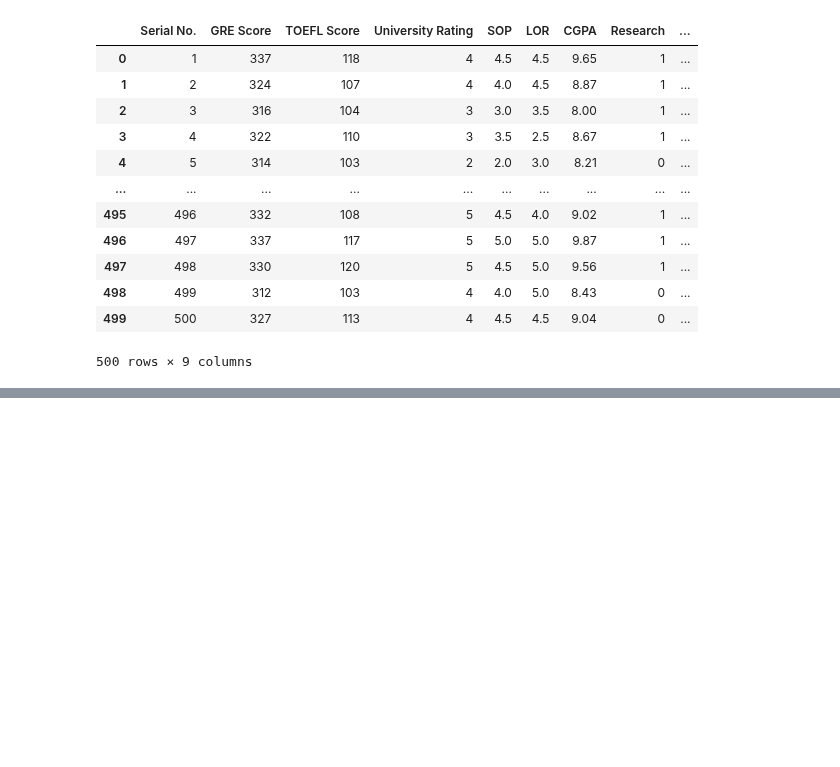
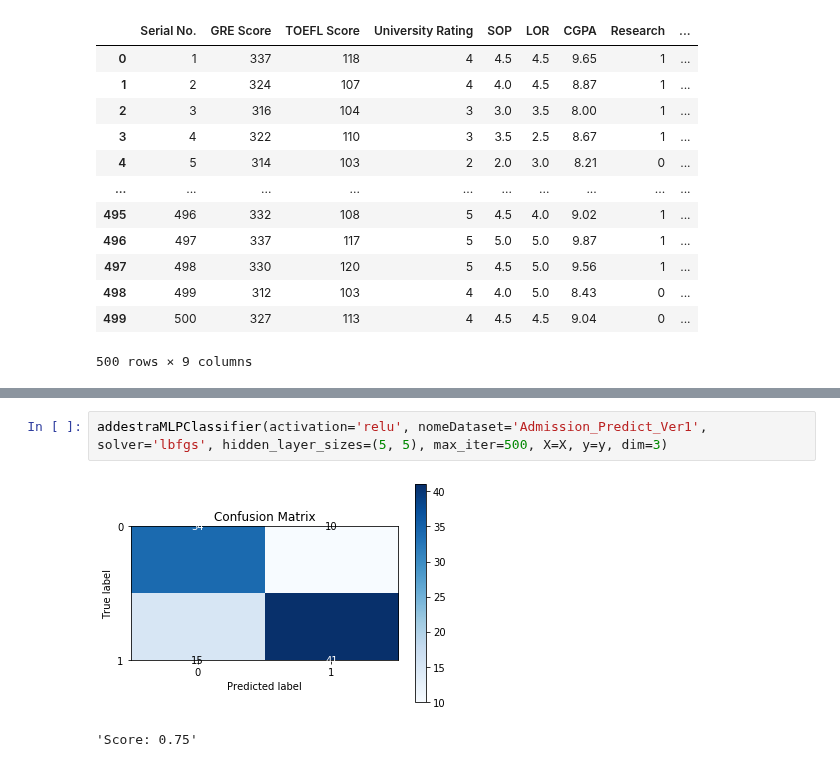
Before and after one commit to aleberans/Analisi-dati-per-problemi-di-medicina-legale, a Jupyter notebook: Esercizi/EserciziNovembre/Esercizi_veri/Uso_funzioni.ipynb, the cells around one changed output, grey strips where cells are left out. Saved outputs shown, nothing was run; the diff lists cells and outputs as text; blank space fills up the shorter version.

```diff
--- a/Esercizi/EserciziNovembre/Esercizi_veri/Uso_funzioni.ipynb
+++ b/Esercizi/EserciziNovembre/Esercizi_veri/Uso_funzioni.ipynb
@@ -107,0 +282,5 @@ addestraSVC('Admission_Predict_Ver1', X=X, y=y, c=0.1, gamma=0.2, kernel='linear
+# %%
+addestraMLPClassifier(activation='relu', nomeDataset='Admission_Predict_Ver1', solver='lbfgs', hidden_layer_sizes=(5, 5), max_iter=500, X=X, y=y, dim=3)
+# %% [output]
+[figure, added]
+'Score: 0.75'
```
Also changed, not shown: parts of 10 cells of this notebook, 3 other files.
